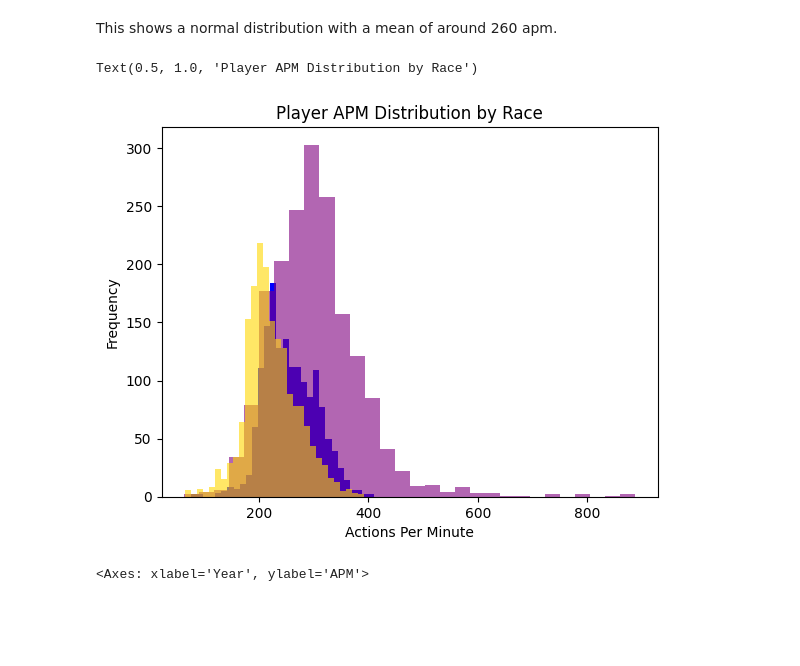
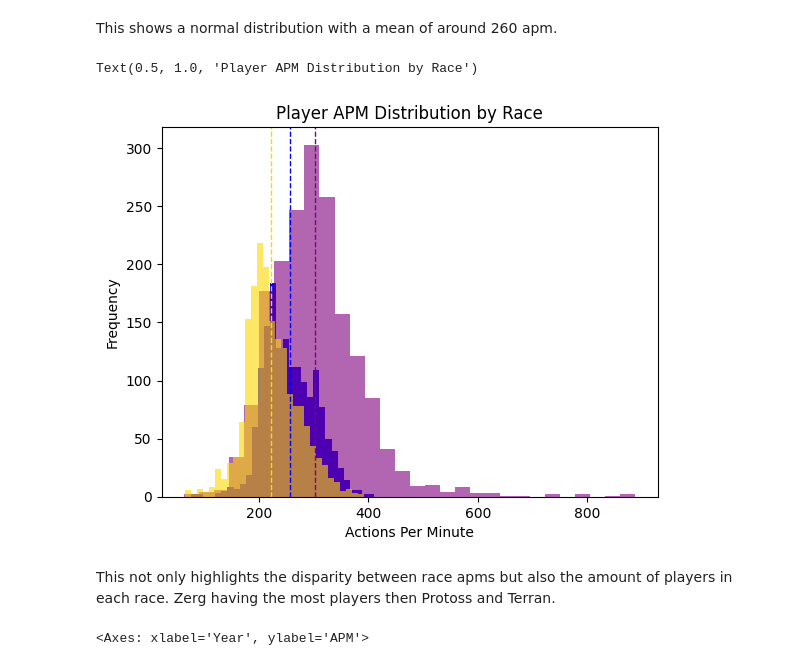
Before and after one commit to LukeLondesbrough/Python-Visualisation-Task, a Jupyter notebook: Sc2_IEM.ipynb, the cells around one changed output. Saved outputs shown, nothing was run; the diff lists cells and outputs as text; code cells hidden in the pictures; blank space fills up the shorter version.

```diff
--- a/Sc2_IEM.ipynb
+++ b/Sc2_IEM.ipynb
@@ -190,16 +190,27 @@ This shows a normal distribution with a mean of around 260 apm.
 # %%
 # Lets do a hist but seperate into races
 
 plt.hist(terr_apm_year["APM"], bins=30, alpha=1, color='blue', label='Terran')
+terr_apm_mean = np.mean(terr_apm_year["APM"])
+plt.axvline(terr_apm_mean, color='blue', linestyle='dashed', linewidth=1)
+
 plt.hist(zerg_apm_year["APM"], bins=30, alpha=0.6, color='purple', label='Zerg')
+zerg_apm_mean = np.mean(zerg_apm_year["APM"])
+plt.axvline(zerg_apm_mean, color='purple', linestyle='dashed', linewidth=1)
+
 plt.hist(toss_apm_year["APM"], bins=30, alpha=0.6, color='gold', label='Protoss')
+toss_apm_mean = np.mean(toss_apm_year["APM"])
+plt.axvline(toss_apm_mean, color='gold', linestyle='dashed', linewidth=1)
+
 
 plt.xlabel("Actions Per Minute")
 plt.ylabel("Frequency")
 plt.title("Player APM Distribution by Race")
 # %% [output]
 Text(0.5, 1.0, 'Player APM Distribution by Race')
-[figure, old version]
+[figure, new version]
+# %% [markdown]
+This not only highlights the disparity between race apms but also the amount of players in each race. Zerg having the most players then Protoss and Terran.
 # %%
 # Now let make multi-line plot
 sns.lineplot(x = "Year", y = "APM", color = "purple", label ="Zerg", data = zerg_apm_year)
```
Also changed, not shown: parts of 36 cells of this notebook.
